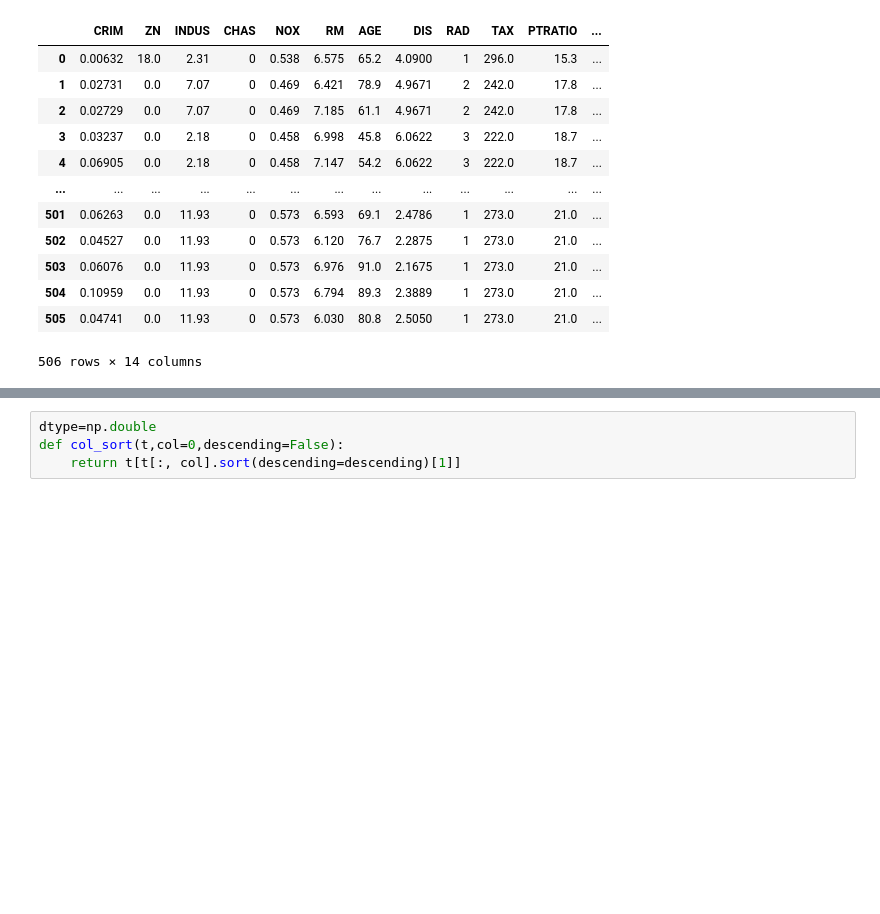
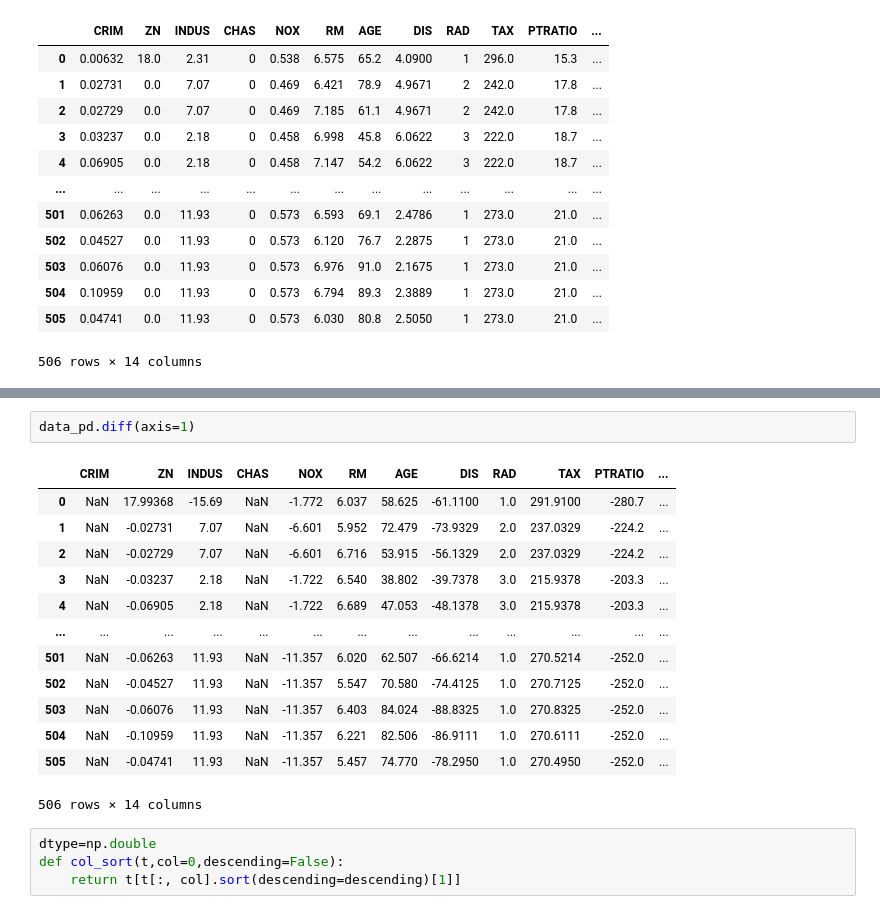
Before and after one commit to nurulc/ATM, a Jupyter notebook: tf_tutor.ipynb, the cells around one changed output, grey strips where cells are left out. Cells and saved outputs as stored; diff of their text form; blank space fills up the shorter version.

```diff
--- a/tf_tutor.ipynb
+++ b/tf_tutor.ipynb
@@ -61,3 +76,19 @@ data_pd
+# %%
+data_pd.diff(axis=1)
+# %% [output]
+|  | CRIM | ZN | INDUS | CHAS | NOX | RM | AGE | DIS | RAD | TAX | PTRATIO | ... |
+| 0 | NaN | 17.99368 | -15.69 | NaN | -1.772 | 6.037 | 58.625 | -61.1100 | 1.0 | 291.9100 | -280.7 | ... |
+| 1 | NaN | -0.02731 | 7.07 | NaN | -6.601 | 5.952 | 72.479 | -73.9329 | 2.0 | 237.0329 | -224.2 | ... |
+| 2 | NaN | -0.02729 | 7.07 | NaN | -6.601 | 6.716 | 53.915 | -56.1329 | 2.0 | 237.0329 | -224.2 | ... |
+| 3 | NaN | -0.03237 | 2.18 | NaN | -1.722 | 6.540 | 38.802 | -39.7378 | 3.0 | 215.9378 | -203.3 | ... |
+| 4 | NaN | -0.06905 | 2.18 | NaN | -1.722 | 6.689 | 47.053 | -48.1378 | 3.0 | 215.9378 | -203.3 | ... |
+| ... | ... | ... | ... | ... | ... | ... | ... | ... | ... | ... | ... | ... |
+| 501 | NaN | -0.06263 | 11.93 | NaN | -11.357 | 6.020 | 62.507 | -66.6214 | 1.0 | 270.5214 | -252.0 | ... |
+| 502 | NaN | -0.04527 | 11.93 | NaN | -11.357 | 5.547 | 70.580 | -74.4125 | 1.0 | 270.7125 | -252.0 | ... |
+| 503 | NaN | -0.06076 | 11.93 | NaN | -11.357 | 6.403 | 84.024 | -88.8325 | 1.0 | 270.8325 | -252.0 | ... |
+| 504 | NaN | -0.10959 | 11.93 | NaN | -11.357 | 6.221 | 82.506 | -86.9111 | 1.0 | 270.6111 | -252.0 | ... |
+| 505 | NaN | -0.04741 | 11.93 | NaN | -11.357 | 5.457 | 74.770 | -78.2950 | 1.0 | 270.4950 | -252.0 | ... |
+506 rows × 14 columns
 # %%
 dtype=np.double
 def col_sort(t,col=0,descending=False):
```
Also changed, not shown: parts of 14 cells of this notebook.
